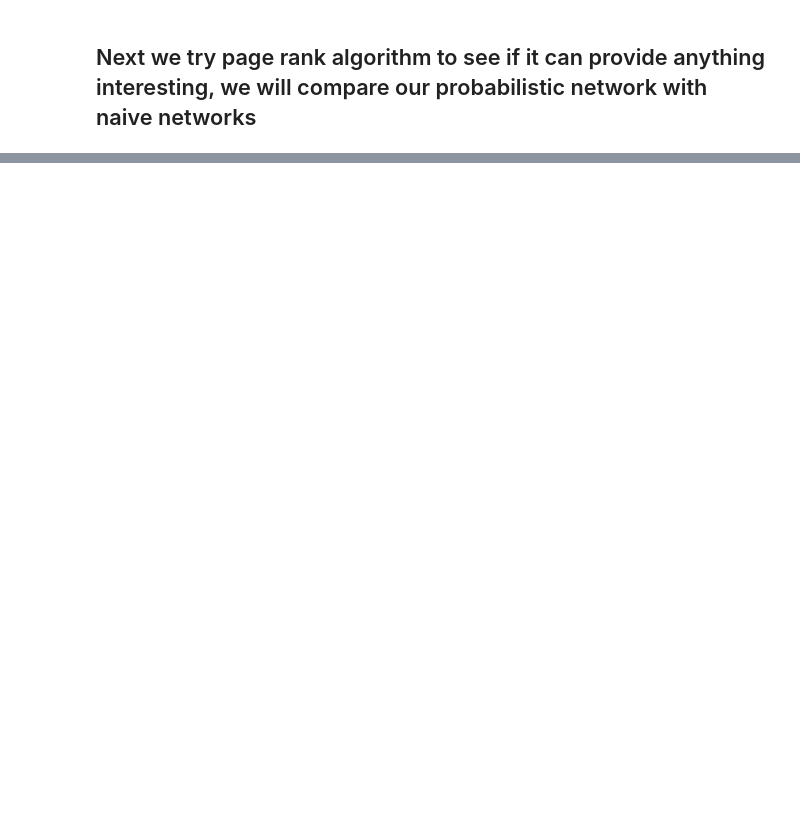
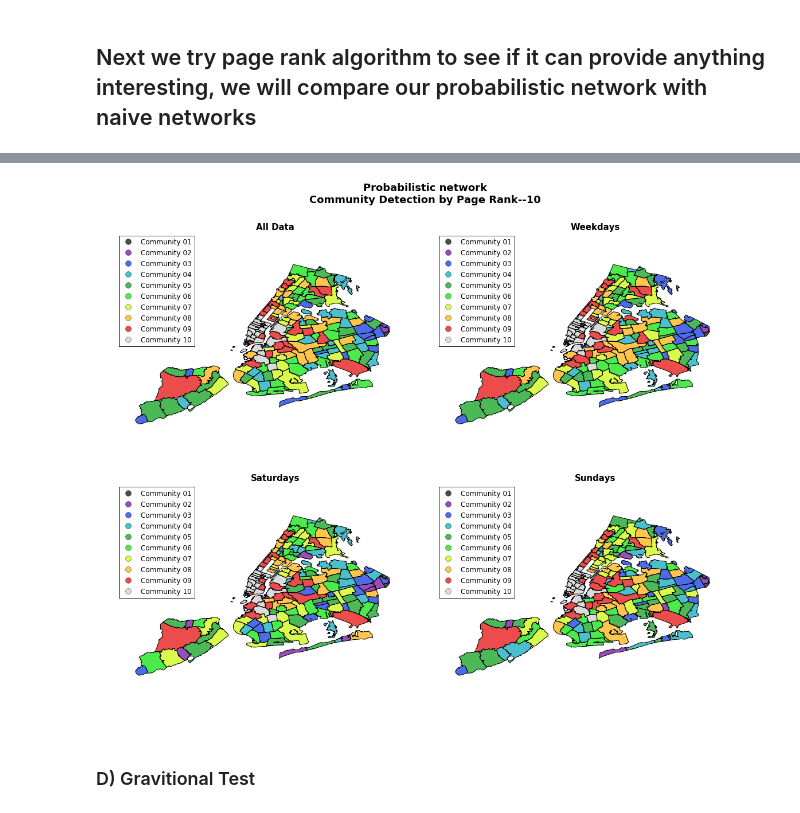
Before and after one commit to Fomyther/NYC-Twitter-Activities, a Jupyter notebook: Pro1_CQ_W6_e1.ipynb, the cells around one changed output, grey strips where cells are left out. Drawn from its saved outputs; the diff is of its cells as text; code cells hidden in the pictures; blank space fills up the shorter version.

```diff
--- a/Pro1_CQ_W6_e1.ipynb
+++ b/Pro1_CQ_W6_e1.ipynb
@@ -503,7 +555,7 @@ def PlotPageRankPart(fig, partition, cluster = 4, date_index=0, zips=geo_NY, key
     for i in partition.keys():
         for j in range(cluster):
             if partition[i] >= x[j]:
-                y[i] = 'Community %d'%(j+1)
+                y[i] = 'Community %d%d'%((j+1)/10,(j+1)%10)
 
     ax = fig.add_subplot(size + date_index)
     p = pd.Series(y).reset_index().rename(columns={'index':'postalCode',0:'part'})
@@ -526,5 +582,9 @@ for i in range(4):
 # %%
 fig22 = plt.figure(num = 22, figsize = (20,15))
 plt.suptitle('Probabilistic network\nCommunity Detection by Page Rank--10', fontweight="bold", size=18)
 for i in range(4):
-    PlotPageRankPart(fig21, PR2[i], cluster=10, date_index=i, title = Title[i])
+    PlotPageRankPart(fig22, PR2[i], cluster=10, date_index=i, title = Title[i])
+# %% [output]
+[figure, added]
+# %% [markdown]
+### D) Gravitional Test
```
Also changed, not shown: parts of 29 cells of this notebook.
